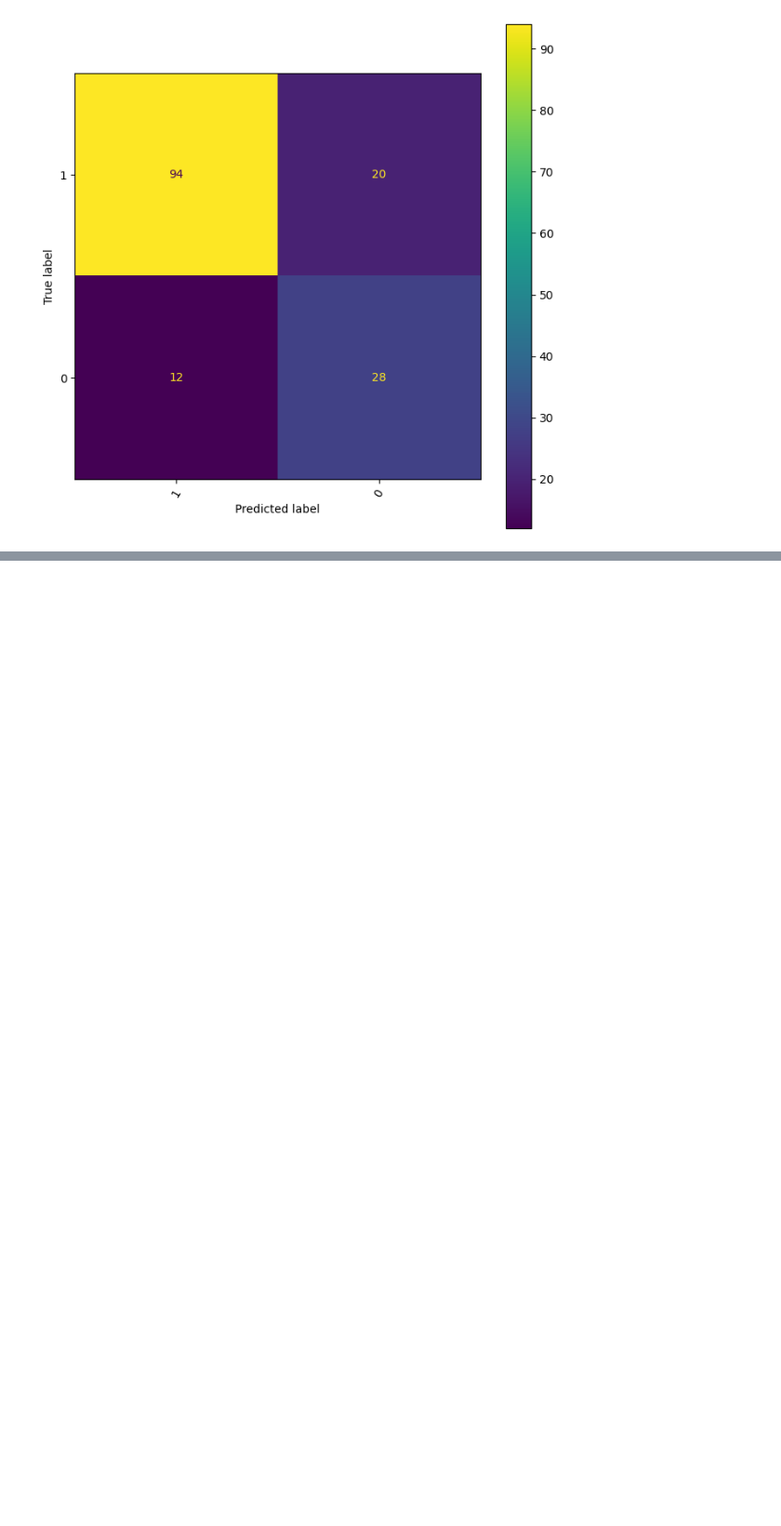
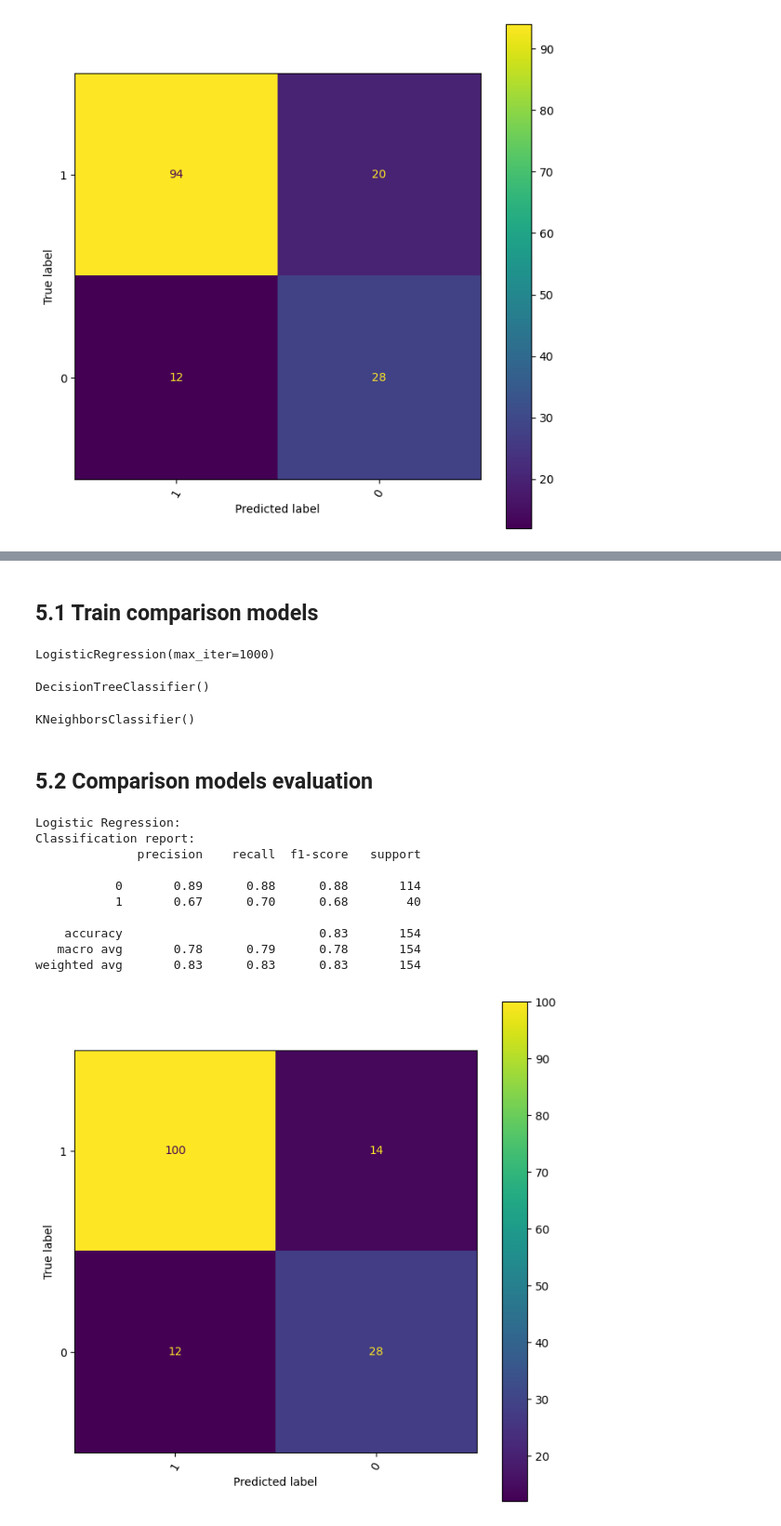
Before and after one commit to orangethefish/ML_project, a Jupyter notebook: GaussianNB.ipynb, the cells around one changed output, grey strips where cells are left out. Shown at 93% size. Drawn from its saved outputs; the diff is of its cells as text; code cells hidden in the pictures; blank space fills up the shorter version.

Commit message:
add comparison models

```diff
--- a/GaussianNB.ipynb
+++ b/GaussianNB.ipynb
@@ -210,6 +213,8 @@ class GaussianNaiveBayes:
         return [self.calculate_posterior(x) for x in X]
 # %% [markdown]
 # 3. Model Training
+# %%
+all_model_metrics = []
 # %%
 nb = GaussianNaiveBayes()
 nb.fit(X_train, y_train)
@@ -223,6 +228,11 @@ class_report = classification_report(y_test, y_pred)
 print('Classification report:')
 print(class_report)
 
+all_model_metrics.append({
+    'model': 'Gaussian Naive Bayes',
+    'classification_report': class_report
+})
+
 # Generating the confusion matrix
 cm = confusion_matrix(y_test, y_pred)
 disp = ConfusionMatrixDisplay(confusion_matrix=cm, display_labels=class_names)
@@ -242,0 +255,51 @@ weighted avg       0.81      0.79      0.80       154
+# %% [markdown]
+## 5.1 Train comparison models
+# %%
+logistic_regression = LogisticRegression(max_iter=1000)
+logistic_regression.fit(X_train, y_train)
+# %% [output]
+LogisticRegression(max_iter=1000)
+# %%
+decision_tree = DecisionTreeClassifier()
+decision_tree.fit(X_train, y_train)
+# %% [output]
+DecisionTreeClassifier()
+# %%
+k_nearest_neighbors = KNeighborsClassifier()
+k_nearest_neighbors.fit(X_train, y_train)
+# %% [output]
+KNeighborsClassifier()
+# %% [markdown]
+## 5.2 Comparison models evaluation
+# %%
+y_pred = logistic_regression.predict(X_test)
+print('Logistic Regression:')
+
+# Generating the classification report
+class_report = classification_report(y_test, y_pred)
+print('Classification report:')
+print(class_report)
+
+all_model_metrics.append({
+    'model': 'Logistic Regression',
+    'classification_report': class_report
+})
+
+# Generating the confusion matrix
+cm = confusion_matrix(y_test, y_pred)
+disp = ConfusionMatrixDisplay(confusion_matrix=cm, display_labels=class_names)
+fig, ax = plt.subplots(figsize=(8, 8))
+disp.plot(xticks_rotation=60, ax=ax)
+plt.show()
+# %% [output]
+Logistic Regression:
+Classification report:
+              precision    recall  f1-score   support
+
+           0       0.89      0.88      0.88       114
+           1       0.67      0.70      0.68        40
+
+    accuracy                           0.83       154
+   macro avg       0.78      0.79      0.78       154
+weighted avg       0.83      0.83      0.83       154
+[figure, added]
```
Also changed, not shown: parts of 6 cells of this notebook, 1 other file.
